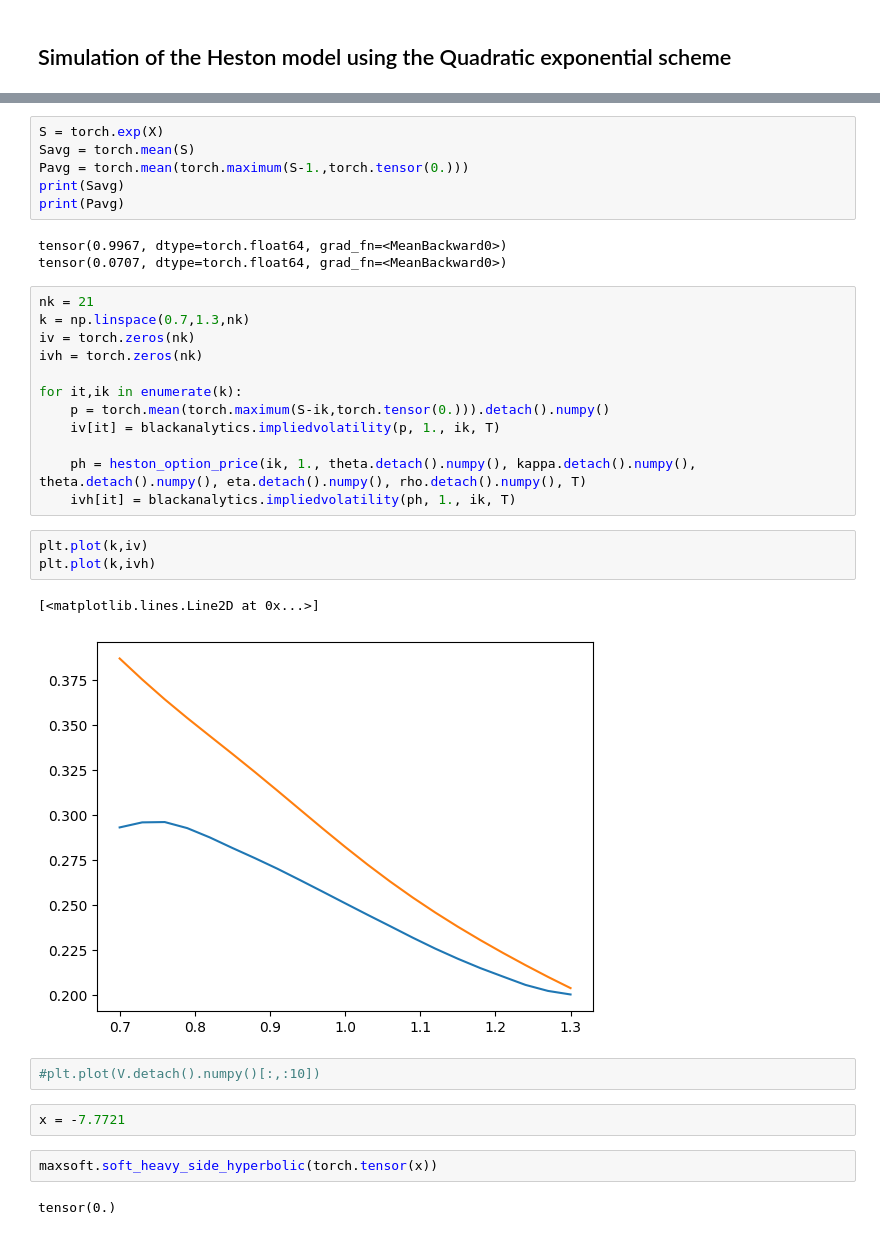
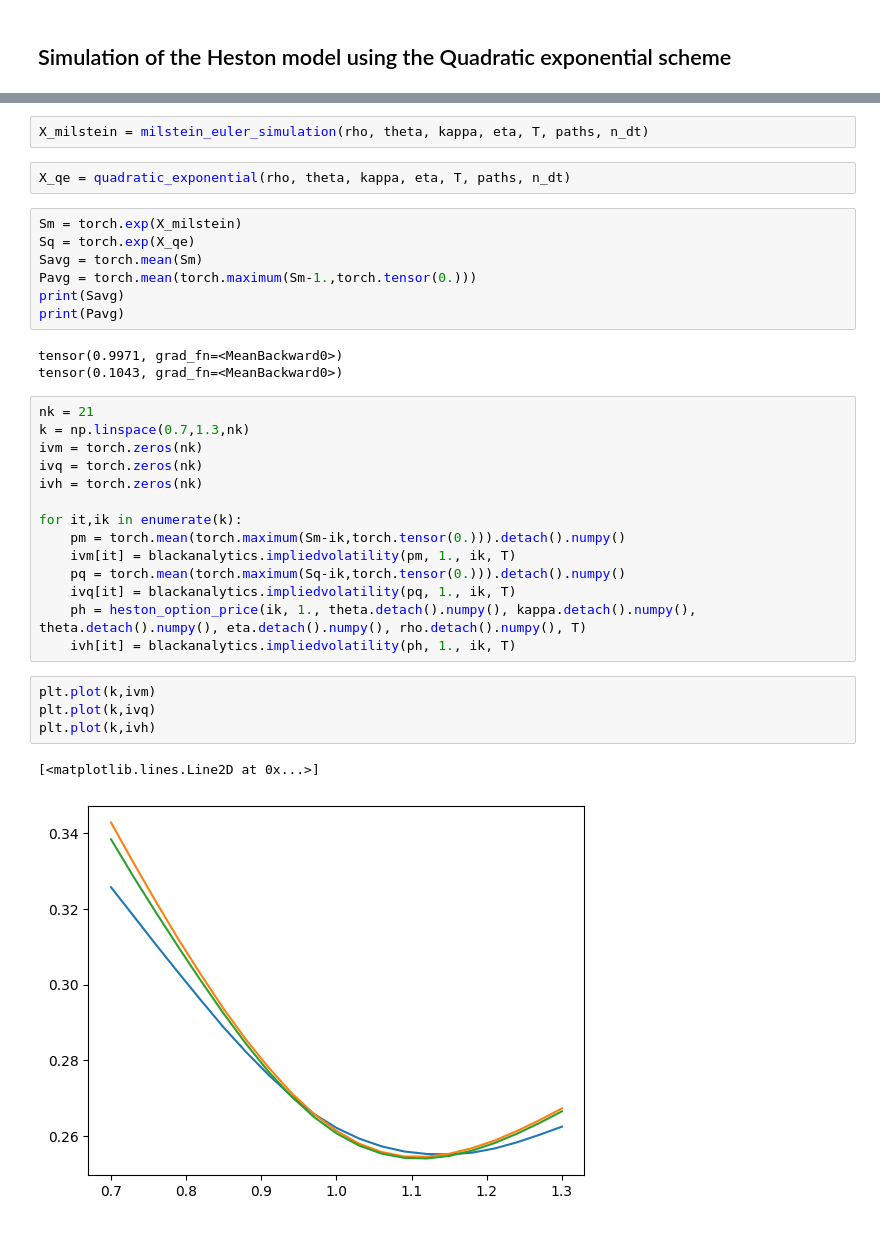
Before and after one commit to QuantAnalyticsTorch/quant_analytics_torch, a Jupyter notebook: docs/source/examples/HestonQuadraticExponentialSimulation.ipynb, the cells around one changed output, grey strips where cells are left out. Saved outputs shown, nothing was run; the diff lists cells and outputs as text.

Commit message:
Fixed QE scheme and added Milstein-Euler scheme

```diff
--- a/docs/source/examples/HestonQuadraticExponentialSimulation.ipynb
+++ b/docs/source/examples/HestonQuadraticExponentialSimulation.ipynb
@@ -124,35 +151,35 @@ for i in range(n_dt):
+# %%
+X_milstein = milstein_euler_simulation(rho, theta, kappa, eta, T, paths, n_dt)
+# %%
+X_qe = quadratic_exponential(rho, theta, kappa, eta, T, paths, n_dt)
 # %%
-S = torch.exp(X)
-Savg = torch.mean(S)
-Pavg = torch.mean(torch.maximum(S-1.,torch.tensor(0.)))
+Sm = torch.exp(X_milstein)
+Sq = torch.exp(X_qe)
+Savg = torch.mean(Sm)
+Pavg = torch.mean(torch.maximum(Sm-1.,torch.tensor(0.)))
 print(Savg)
 print(Pavg)
 # %% [output]
-tensor(0.9967, dtype=torch.float64, grad_fn=<MeanBackward0>)
-tensor(0.0707, dtype=torch.float64, grad_fn=<MeanBackward0>)
+tensor(0.9971, grad_fn=<MeanBackward0>)
+tensor(0.1043, grad_fn=<MeanBackward0>)
 # %%
 nk = 21
 k = np.linspace(0.7,1.3,nk)
-iv = torch.zeros(nk)
+ivm = torch.zeros(nk)
+ivq = torch.zeros(nk)
 ivh = torch.zeros(nk)
 
 for it,ik in enumerate(k):
-    p = torch.mean(torch.maximum(S-ik,torch.tensor(0.))).detach().numpy()
-    iv[it] = blackanalytics.impliedvolatility(p, 1., ik, T)
-
+    pm = torch.mean(torch.maximum(Sm-ik,torch.tensor(0.))).detach().numpy()
+    ivm[it] = blackanalytics.impliedvolatility(pm, 1., ik, T)
+    pq = torch.mean(torch.maximum(Sq-ik,torch.tensor(0.))).detach().numpy()
+    ivq[it] = blackanalytics.impliedvolatility(pq, 1., ik, T)
     ph = heston_option_price(ik, 1., theta.detach().numpy(), kappa.detach().numpy(), theta.detach().numpy(), eta.detach().numpy(), rho.detach().numpy(), T)
     ivh[it] = blackanalytics.impliedvolatility(ph, 1., ik, T)
 # %%
-plt.plot(k,iv)
+plt.plot(k,ivm)
+plt.plot(k,ivq)
 plt.plot(k,ivh)
 # %% [output]
 [<matplotlib.lines.Line2D at 0x...>]
-[figure, old version]
+[figure, new version]
-# %%
-#plt.plot(V.detach().numpy()[:,:10])
-# %%
-x = -7.7721
-# %%
-maxsoft.soft_heavy_side_hyperbolic(torch.tensor(x))
-# %% [output]
-tensor(0.)
```
Also changed, not shown: parts of 19 cells of this notebook.
